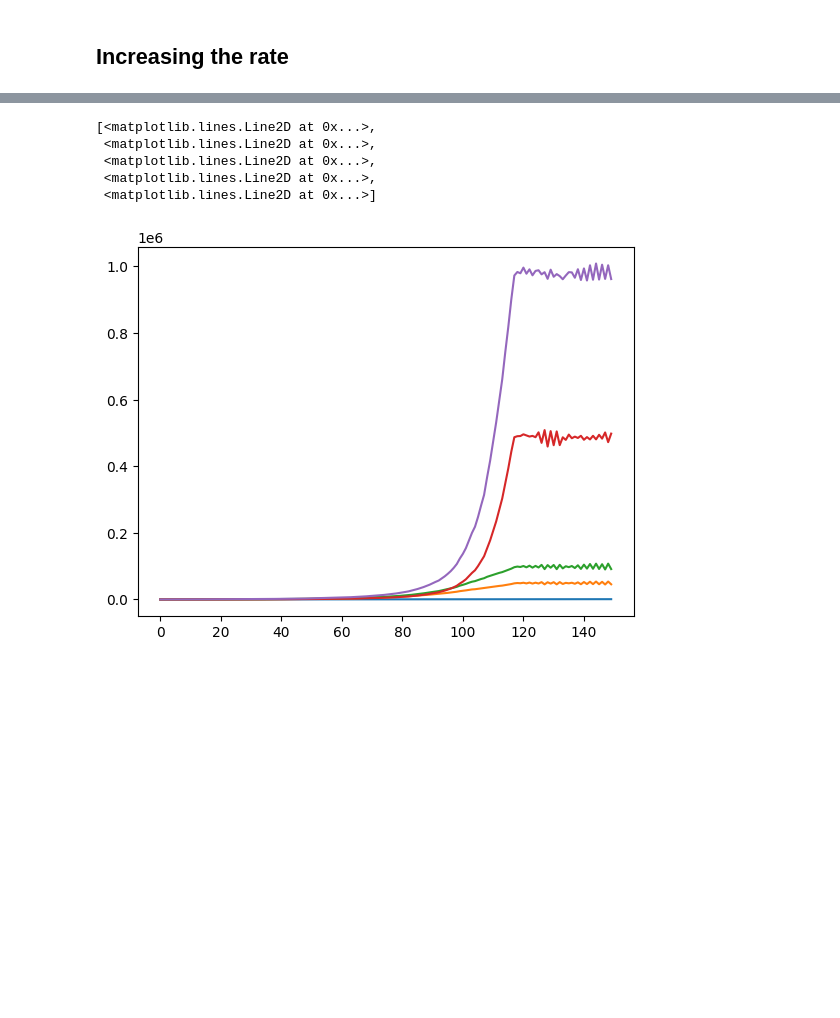
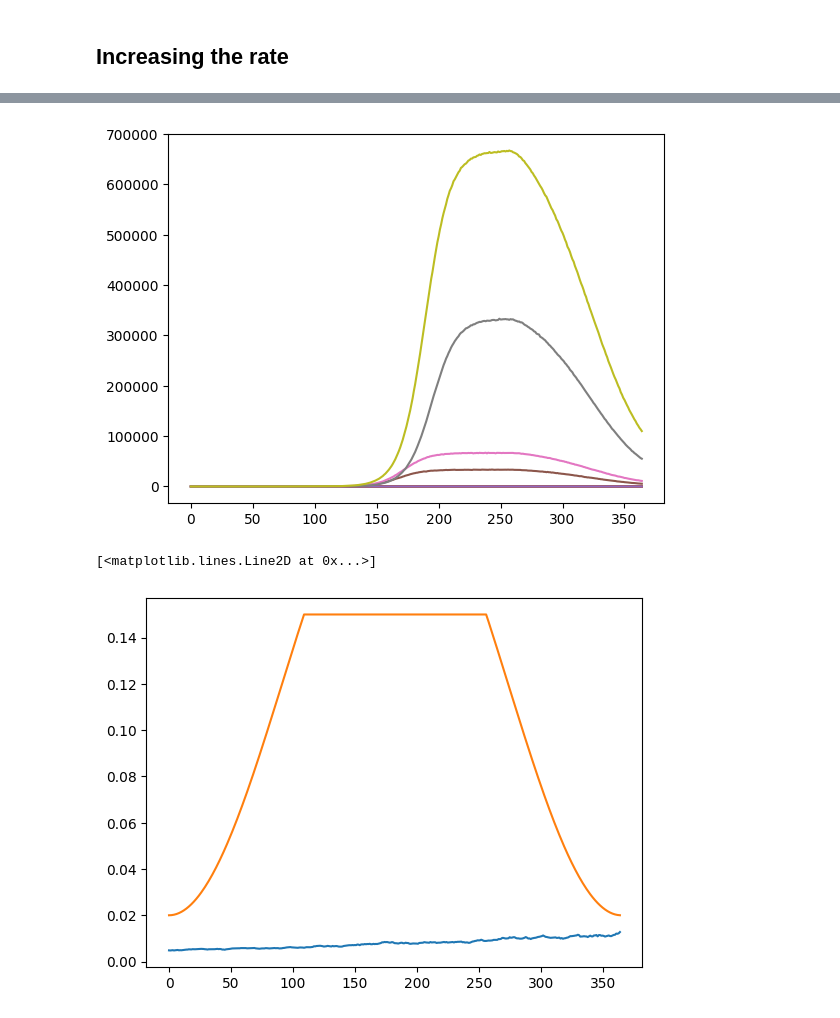
Before and after one commit to atiumcache/filter_forecast, a Jupyter notebook: juptyer notebooks/resample_exp.ipynb, the cells around one changed output, grey strips where cells are left out. Saved outputs shown, nothing was run; the diff lists cells and outputs as text; code cells hidden in the pictures; blank space fills up the shorter version.

```diff
--- a/juptyer notebooks/resample_exp.ipynb
+++ b/juptyer notebooks/resample_exp.ipynb
@@ -186,15 +186,28 @@ KeyboardInterrupt:
-# %%
-import matplotlib.pyplot as plt
-import pandas as pd
-
-pf_state = pd.read_csv('../datasets/state_quantiles.csv').to_numpy()
-pf_state = np.delete(pf_state,0,1)
-
-plt.plot(pf_state)
-# %% [output]
-[<matplotlib.lines.Line2D at 0x...>,
- <matplotlib.lines.Line2D at 0x...>,
- <matplotlib.lines.Line2D at 0x...>,
- <matplotlib.lines.Line2D at 0x...>,
- <matplotlib.lines.Line2D at 0x...>]
-[figure, removed]
+# %%
+import matplotlib.pyplot as plt
+import pandas as pd
+
+pf_state = pd.read_csv('../datasets/state_quantiles.csv').to_numpy()
+pf_state = np.delete(pf_state,0,1)
+pf_r = pd.read_csv('../datasets/r_quantiles.csv').to_numpy()
+pf_r = np.delete(pf_r,0,1)
+
+real_data = pd.read_csv('../datasets/resample_experiment_time_series.csv').to_numpy()
+real_data = np.delete(real_data,0,1)
+
+d=365
+t=np.linspace(0,2*d,2*d+1)
+def effBeta(t):
+    return 0.1*(1.2-np.cos(t/d*2*np.pi))
+
+r_vals = [min(effBeta(t), 0.15) for t in range(365)]
+
+plt.plot(pf_state)
+plt.plot(real_data[:365])
+plt.show()
+plt.plot(pf_r)
+plt.plot(r_vals)
+# %% [output]
+[figure, added]
+[<matplotlib.lines.Line2D at 0x...>]
+[figure, added]
```
Also changed, not shown: parts of 2 cells of this notebook, 7 other files.
